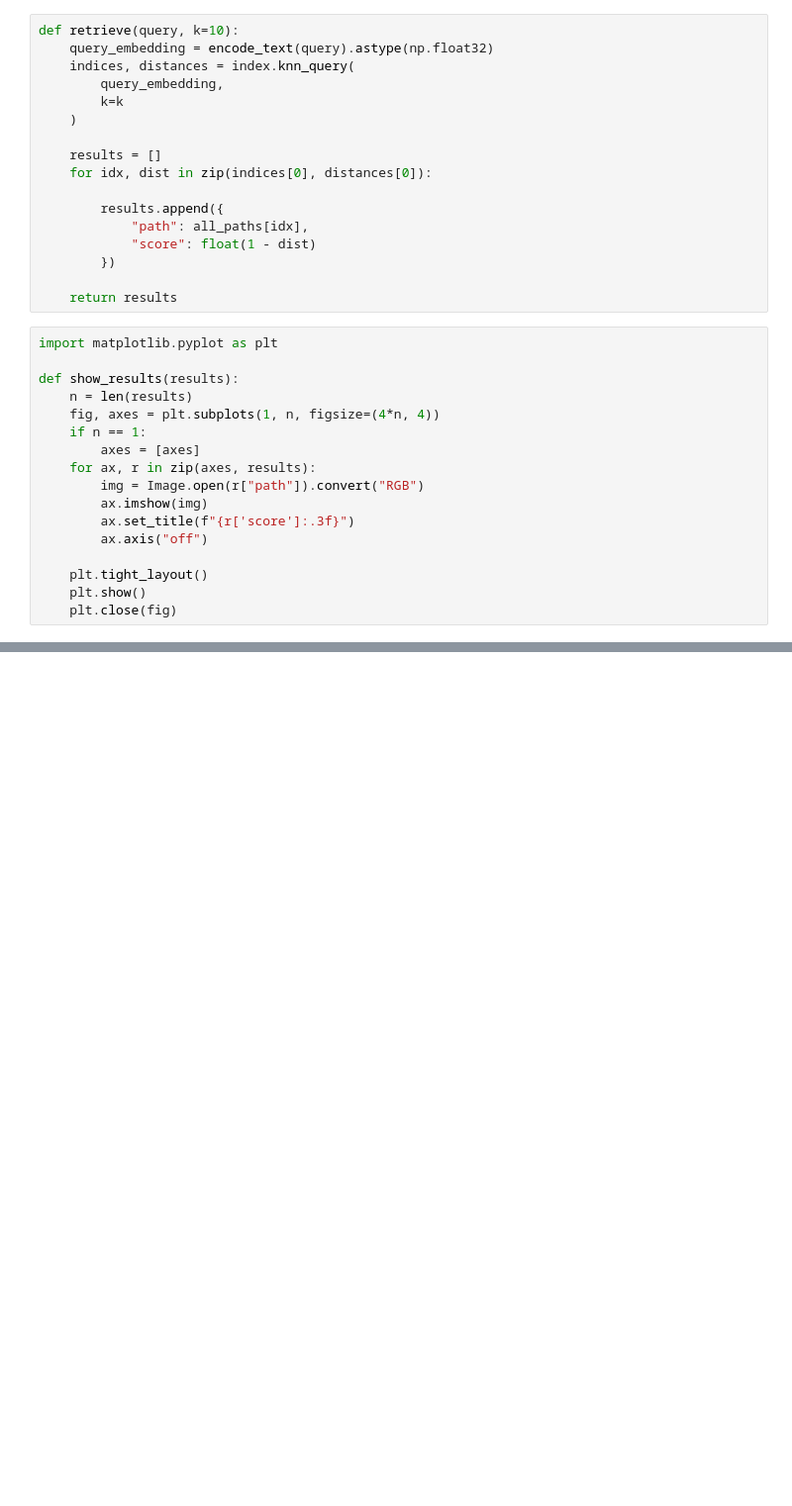
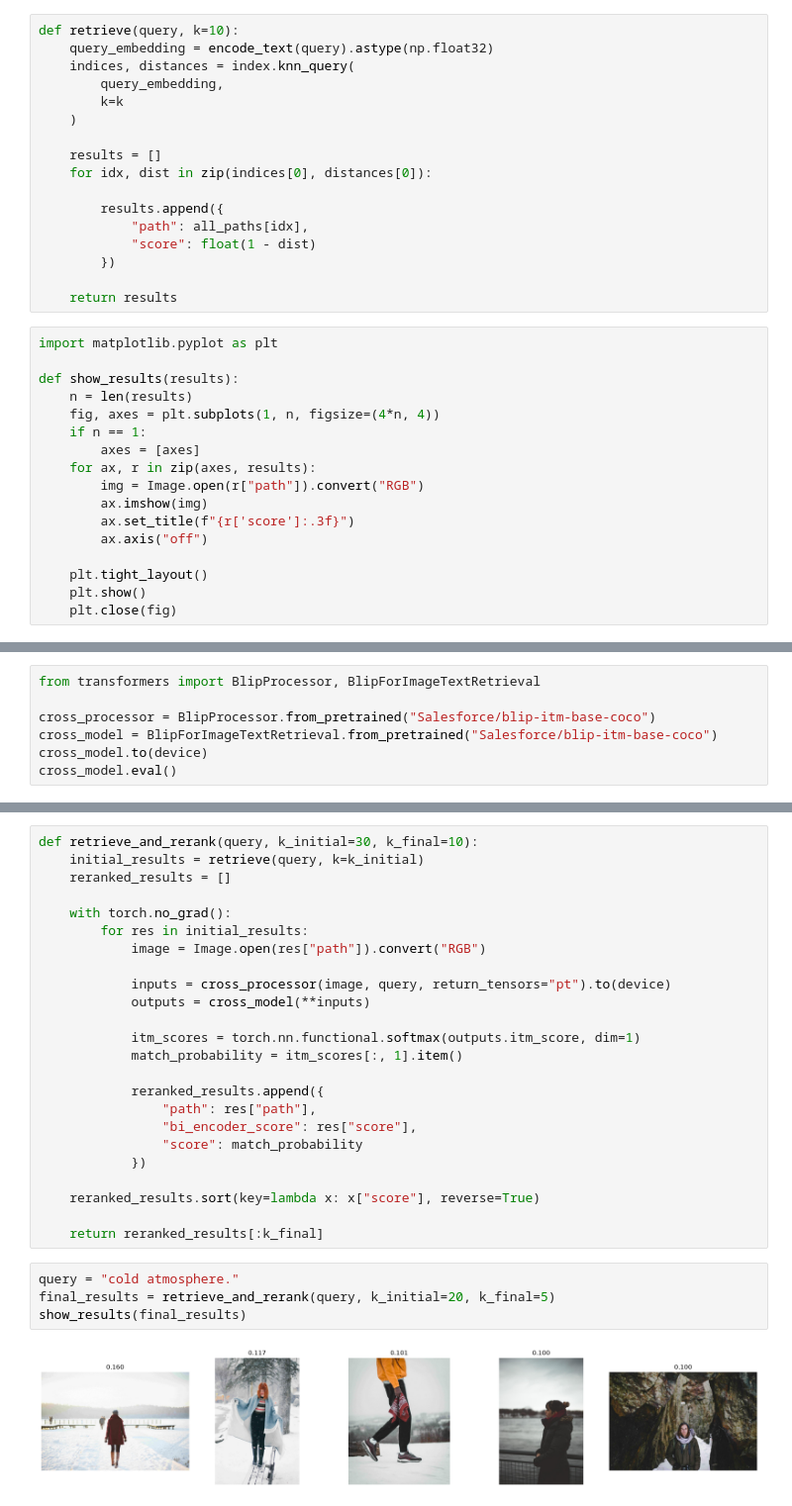
Before and after one commit to Armaan457/Multimodal-Fashion-Retrieval, a Jupyter notebook: notebooks/fashionSigLIP_test.ipynb, the cells around one changed output, grey strips where cells are left out. Shown at 99% size. Saved outputs shown, nothing was run; the diff lists cells and outputs as text; blank space fills up the shorter version.

```diff
--- a/notebooks/fashionSigLIP_test.ipynb
+++ b/notebooks/fashionSigLIP_test.ipynb
@@ -223,0 +210,7 @@ FileNotFoundError: [Errno 2] No such file or directory: 'best_siglip_lora.pt'
+# %%
+from transformers import BlipProcessor, BlipForImageTextRetrieval
+
+cross_processor = BlipProcessor.from_pretrained("Salesforce/blip-itm-base-coco")
+cross_model = BlipForImageTextRetrieval.from_pretrained("Salesforce/blip-itm-base-coco")
+cross_model.to(device)
+cross_model.eval()
@@ -223,0 +235,30 @@ FileNotFoundError: [Errno 2] No such file or directory: 'best_siglip_lora.pt'
+# %%
+def retrieve_and_rerank(query, k_initial=30, k_final=10):
+    initial_results = retrieve(query, k=k_initial)
+    reranked_results = []
+
+    with torch.no_grad():
+        for res in initial_results:
+            image = Image.open(res["path"]).convert("RGB")
+
+            inputs = cross_processor(image, query, return_tensors="pt").to(device)
+            outputs = cross_model(**inputs)
+
+            itm_scores = torch.nn.functional.softmax(outputs.itm_score, dim=1)
+            match_probability = itm_scores[:, 1].item()
+
+            reranked_results.append({
+                "path": res["path"],
+                "bi_encoder_score": res["score"],
+                "score": match_probability
+            })
+
+    reranked_results.sort(key=lambda x: x["score"], reverse=True)
+
+    return reranked_results[:k_final]
+# %%
+query = "cold atmosphere."
+final_results = retrieve_and_rerank(query, k_initial=20, k_final=5)
+show_results(final_results)
+# %% [output]
+[figure, added]
```
Also changed, not shown: parts of 4 cells of this notebook, 2 other files.
